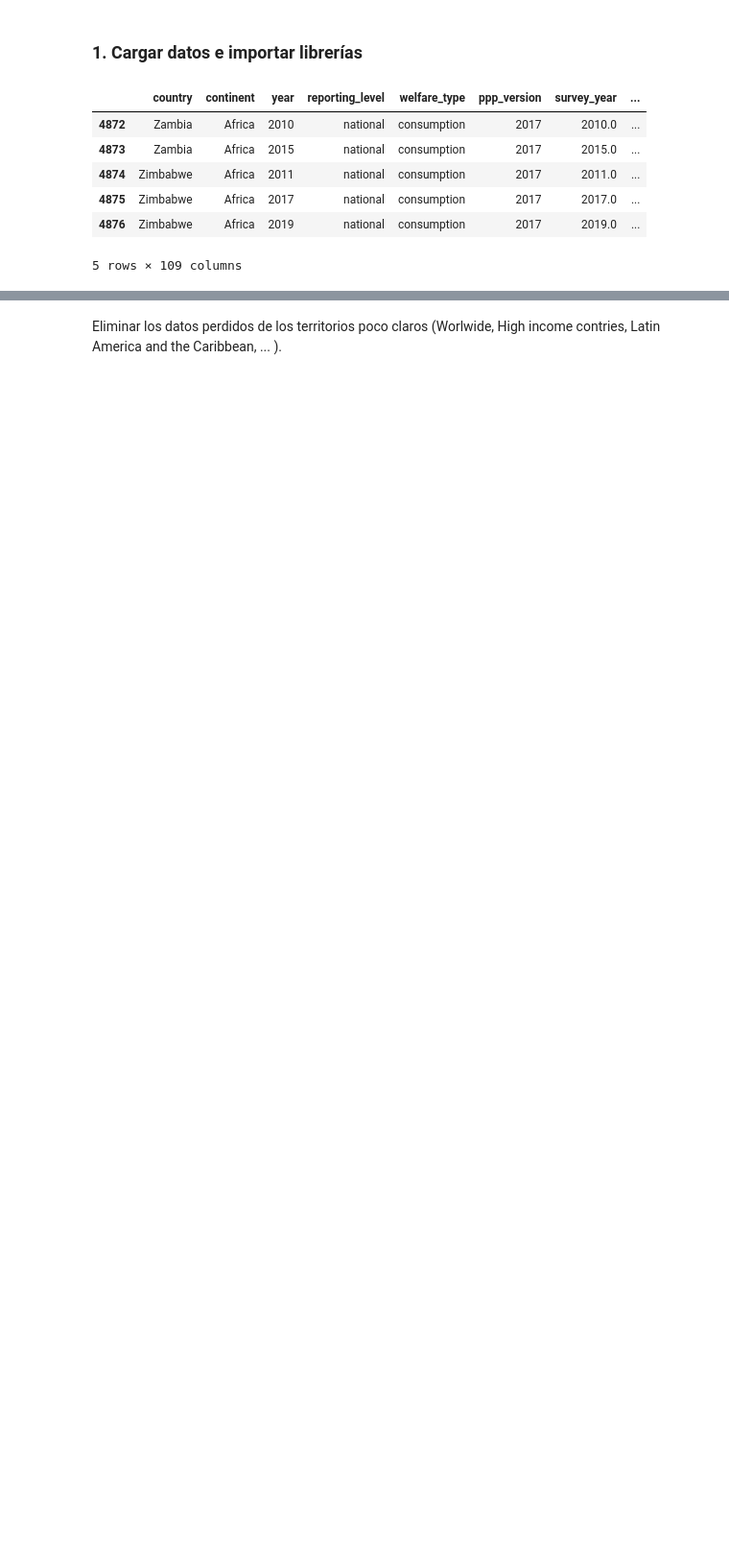
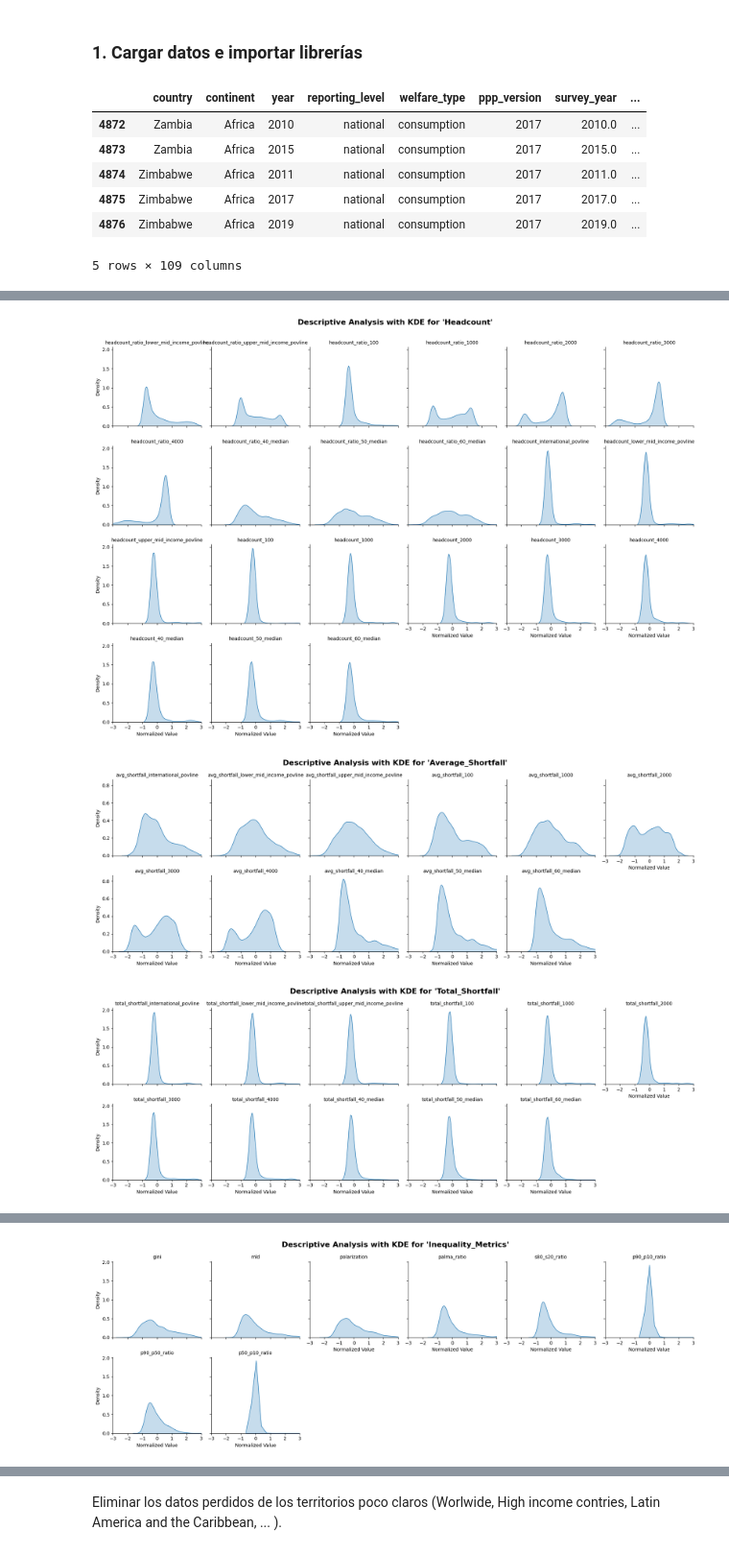
Before and after one commit to hugomumen/Multivariante, a Jupyter notebook: trabajogrupal.ipynb, the cells around one changed output, grey strips where cells are left out. Shown at 96% size. Drawn from its saved outputs; the diff is of its cells as text; code cells hidden in the pictures; blank space fills up the shorter version.

```diff
--- a/trabajogrupal.ipynb
+++ b/trabajogrupal.ipynb
@@ -86,0 +91,21 @@ feat_num = [feat for feat in feat_names if feat not in feat_cat]
+# %%
+for name, dataset in datasets.items():
+    # Normalize the dataset and transform it to long format
+    data_scaled = pd.DataFrame(StandardScaler().fit_transform(dataset), columns=dataset.columns)
+    data_melted = data_scaled.melt(var_name='variable', value_name='value')
+
+    # Create the KDE plots grid
+    g = sns.FacetGrid(data_melted, col="variable", col_wrap=6, height=3, aspect=1)
+    g.map(sns.kdeplot, "value", fill=True)
+
+    g.set(xlim=(-3, 3))  # Adjust X for a narrower range if the data is normalized
+    g.set_titles("{col_name}")
+    g.set_axis_labels("Normalized Value", "Density")
+    g.tight_layout()
+    g.fig.suptitle(f"Descriptive Analysis with KDE for '{name}'", y=1.04, fontsize=16, weight='bold')
+
+    plt.show()
+# %% [output]
+[figure, added]
+[figure, added]
+[figure, added]
@@ -87 +114,2 @@ feat_num = [feat for feat in feat_names if feat not in feat_cat]
+[figure, added]
 # %% [markdown]
```
Also changed, not shown: parts of 22 cells of this notebook, 1 other file.
